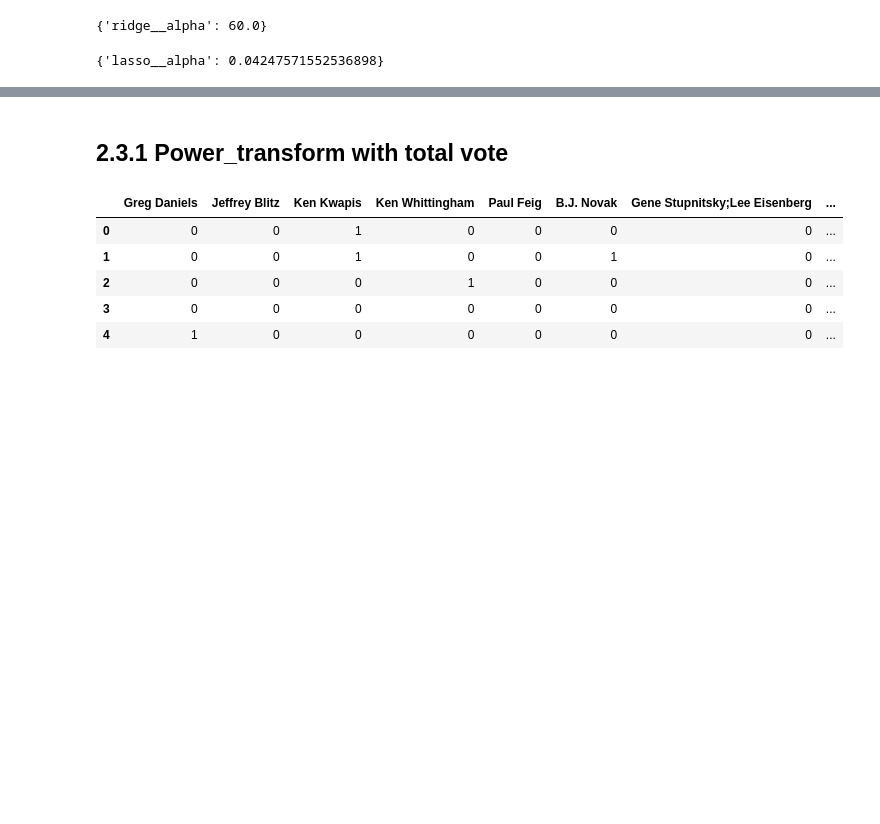
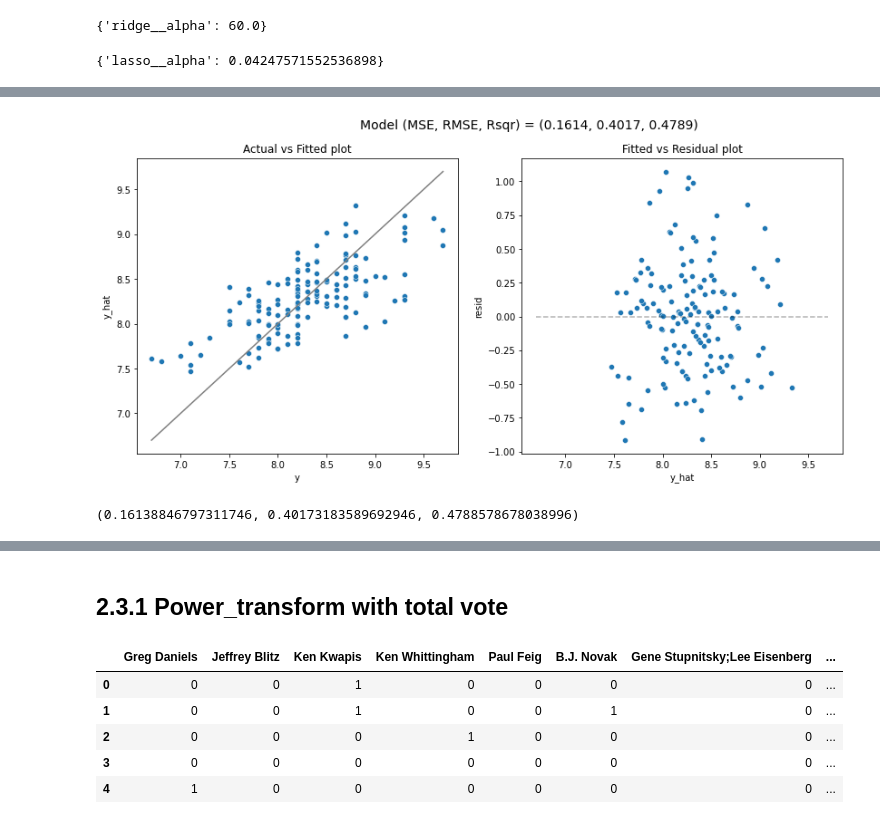
Before and after one commit to Mengyao41/ML_proj1, a Jupyter notebook: all_model.ipynb, the cells around one changed output, grey strips where cells are left out. Cells and saved outputs as stored; diff of their text form; code cells hidden in the pictures; blank space fills up the shorter version.

```diff
--- a/all_model.ipynb
+++ b/all_model.ipynb
@@ -364,0 +384,6 @@ display(all_scores.xs('sd', level=1, drop_level=False))
+# %%
+linear_model = linear_pipe.fit(X_train,y_train)
+model_fit(linear_model, X_train, y_train, plot = True)
+# %% [output]
+[figure, added]
+(0.16138846797311746, 0.40173183589692946, 0.4788578678038996)
```
Also changed, not shown: parts of 12 cells of this notebook.
